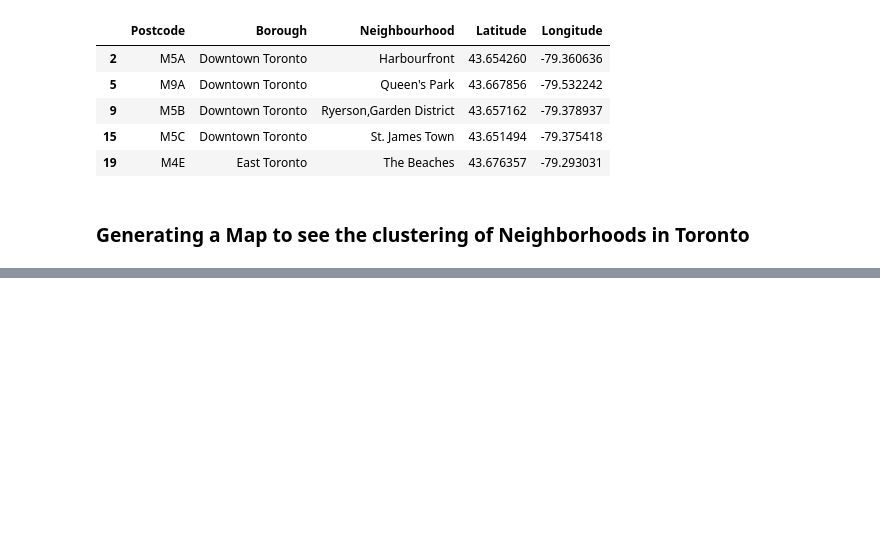
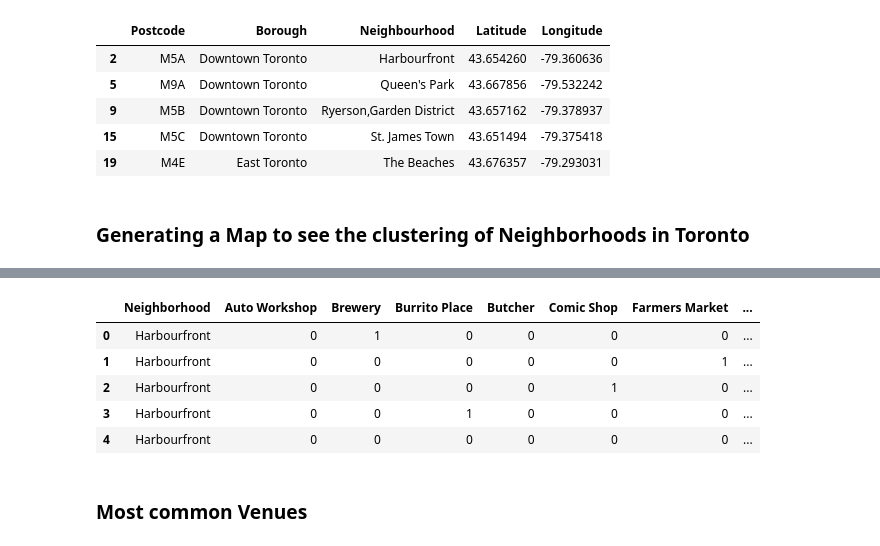
Before and after one commit to IshanDaga/Coursera_Capstone, a Jupyter notebook: TorontoClustering.ipynb, the cells around one changed output, grey strips where cells are left out. Saved outputs shown, nothing was run; the diff lists cells and outputs as text; code cells hidden in the pictures; blank space fills up the shorter version.

```diff
--- a/TorontoClustering.ipynb
+++ b/TorontoClustering.ipynb
@@ -137,0 +258,19 @@ Toronto_map
+# %%
+# one hot encoding
+TO_OH = pd.get_dummies(TO[['Venue Category']], prefix="", prefix_sep="")
+
+# add neighborhood column back to dataframe
+TO_OH['Neighborhood'] = TO['Neighborhood']
+
+# move neighborhood column to the first column
+fixed_columns = [TO_OH.columns[-1]] + list(TO_OH.columns[:-1])
+TO_OH = TO_OH[fixed_columns]
+
+TO_OH.head()
+# %% [output]
+|  | Neighborhood | Auto Workshop | Brewery | Burrito Place | Butcher | Comic Shop | Farmers Market | ... |
+| 0 | Harbourfront | 0 | 1 | 0 | 0 | 0 | 0 | ... |
+| 1 | Harbourfront | 0 | 0 | 0 | 0 | 0 | 1 | ... |
+| 2 | Harbourfront | 0 | 0 | 0 | 0 | 1 | 0 | ... |
+| 3 | Harbourfront | 0 | 0 | 1 | 0 | 0 | 0 | ... |
+| 4 | Harbourfront | 0 | 0 | 0 | 0 | 0 | 0 | ... |
@@ -137,0 +279,2 @@ Toronto_map
+# %% [markdown]
+### Most common Venues
```
Also changed, not shown: parts of 14 cells of this notebook.
